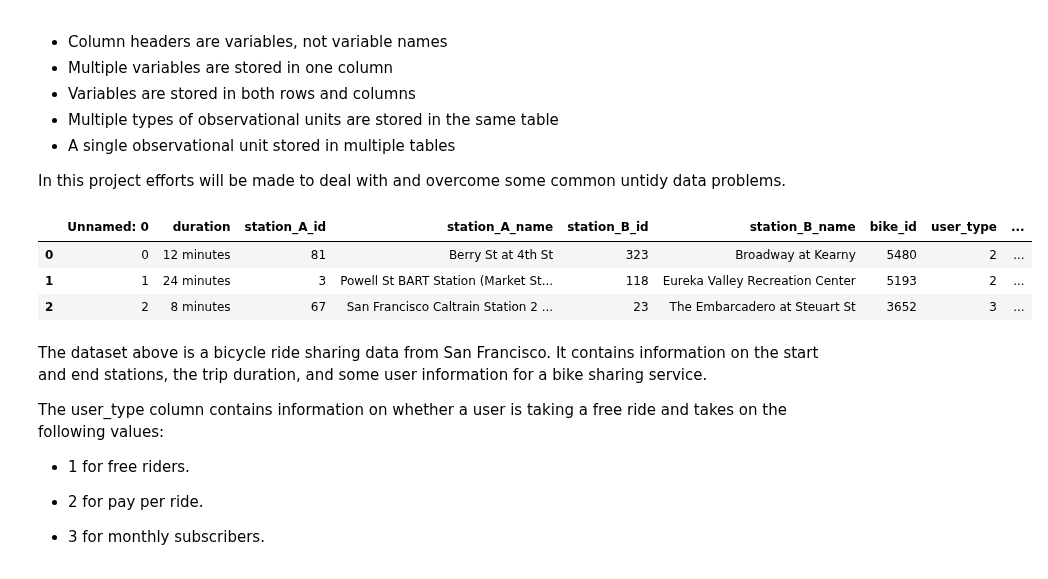
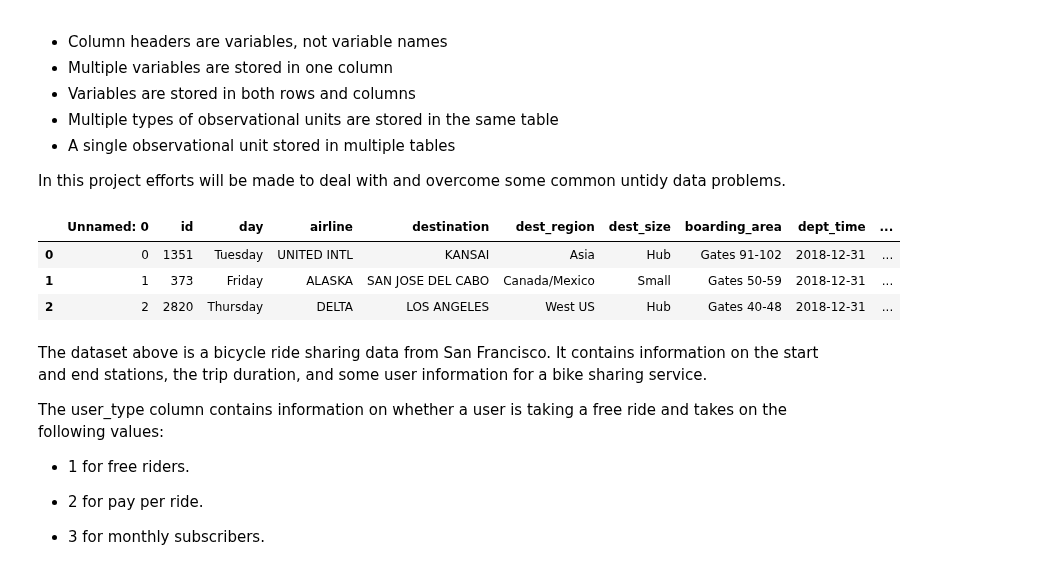
Before and after one commit to joeelorm/Projects, a Jupyter notebook: Data Cleaning/Data Cleaning.ipynb, the cells around one changed output. Drawn from its saved outputs; the diff is of its cells as text; code cells hidden in the pictures.

```diff
--- a/Data Cleaning/Data Cleaning.ipynb
+++ b/Data Cleaning/Data Cleaning.ipynb
@@ -40,14 +40,14 @@ import matplotlib.pyplot as plt
 import seaborn as sns
 # %%
 #Loading the dataset into a dataframe called ride_sharing
-ride_sharing = pd.read_csv('../Datasets/ride_sharing_new.csv')
+ride_sharing = pd.read_csv('../Datasets/airlines_final.csv')
 #Viewing the first 3 rows of the dataset
 ride_sharing.head(3)
 # %% [output]
-|  | Unnamed: 0 | duration | station_A_id | station_A_name | station_B_id | station_B_name | bike_id | user_type | ... |
-| 0 | 0 | 12 minutes | 81 | Berry St at 4th St | 323 | Broadway at Kearny | 5480 | 2 | ... |
-| 1 | 1 | 24 minutes | 3 | Powell St BART Station (Market St... | 118 | Eureka Valley Recreation Center | 5193 | 2 | ... |
-| 2 | 2 | 8 minutes | 67 | San Francisco Caltrain Station 2 ... | 23 | The Embarcadero at Steuart St | 3652 | 3 | ... |
+|  | Unnamed: 0 | id | day | airline | destination | dest_region | dest_size | boarding_area | dept_time | ... |
+| 0 | 0 | 1351 | Tuesday | UNITED INTL | KANSAI | Asia | Hub | Gates 91-102 | 2018-12-31 | ... |
+| 1 | 1 | 373 | Friday | ALASKA | SAN JOSE DEL CABO | Canada/Mexico | Small | Gates 50-59 | 2018-12-31 | ... |
+| 2 | 2 | 2820 | Thursday | DELTA | LOS ANGELES | West US | Hub | Gates 40-48 | 2018-12-31 | ... |
 # %% [markdown]
 The dataset above is a bicycle ride sharing data from San Francisco. It contains information on the start and end stations, the trip duration, and some user information for a bike sharing service.
 
```
